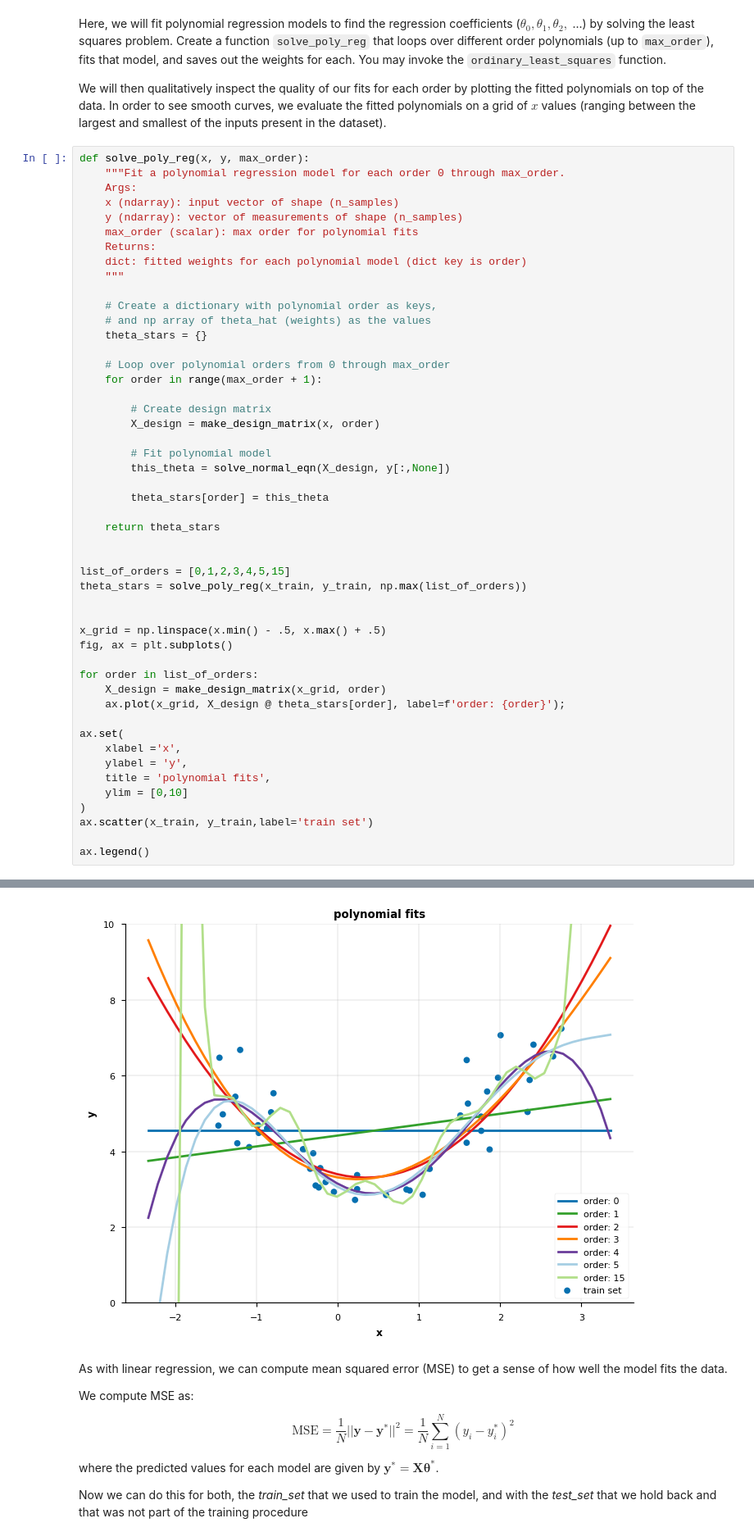
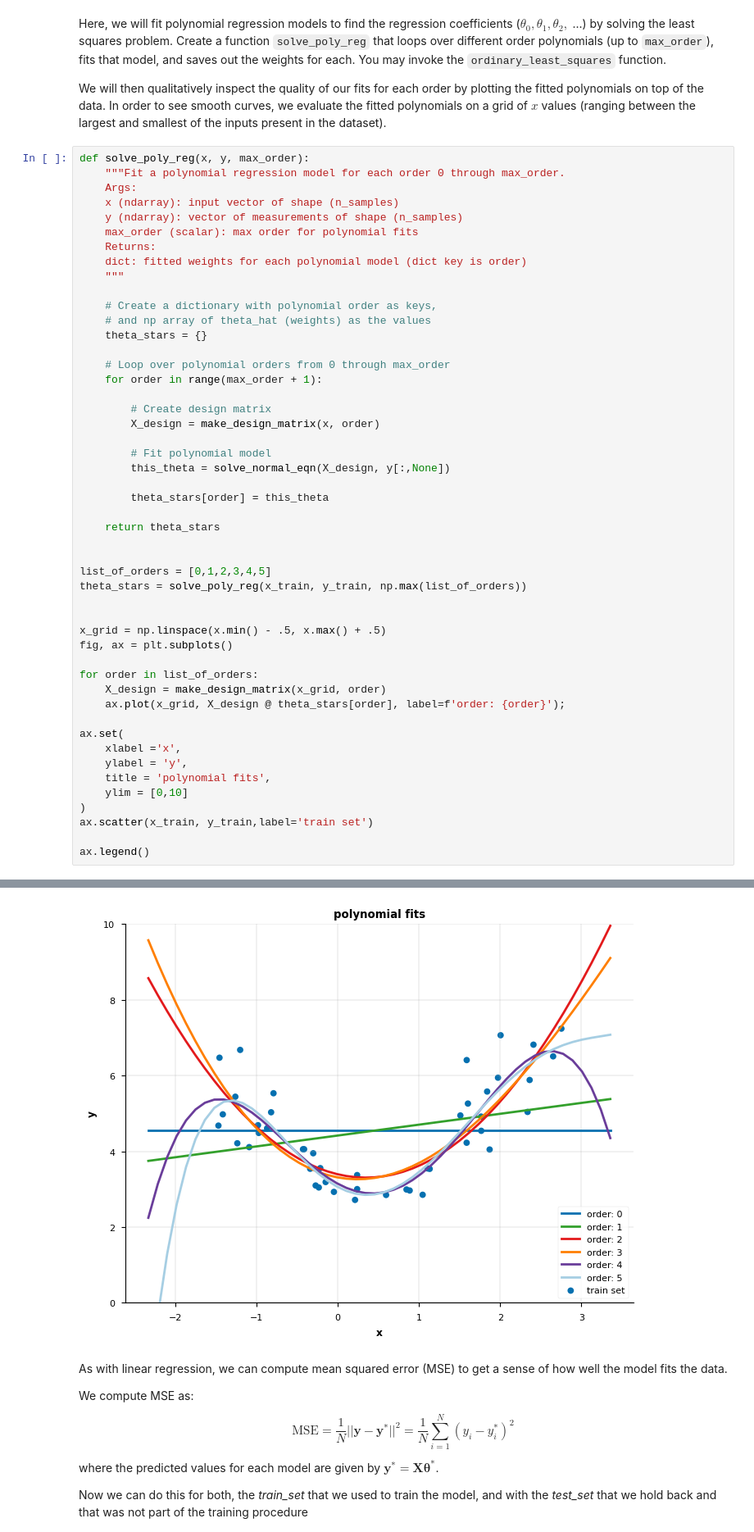
Before and after one commit to comp-neural-circuits/intro-to-comp-neuro, a Jupyter notebook: notebooks/Exc_11/notebook_11.ipynb, the cells around one changed output, grey strips where cells are left out. Shown at 82% size. Drawn from its saved outputs; the diff is of its cells as text.

```diff
--- a/notebooks/Exc_11/notebook_11.ipynb
+++ b/notebooks/Exc_11/notebook_11.ipynb
@@ -279,35 +279,35 @@ def solve_poly_reg(x, y, max_order):
 
         # Fit polynomial model
         this_theta = solve_normal_eqn(X_design, y[:,None])
 
         theta_stars[order] = this_theta
 
     return theta_stars
 
 
-list_of_orders = [0,1,2,3,4,5,15]
+list_of_orders = [0,1,2,3,4,5]
 theta_stars = solve_poly_reg(x_train, y_train, np.max(list_of_orders))
 
 
 x_grid = np.linspace(x.min() - .5, x.max() + .5)
 fig, ax = plt.subplots()
 
 for order in list_of_orders:
     X_design = make_design_matrix(x_grid, order)
     ax.plot(x_grid, X_design @ theta_stars[order], label=f'order: {order}');
 
 ax.set(
     xlabel ='x',
     ylabel = 'y',
     title = 'polynomial fits',
     ylim = [0,10]
 )
 ax.scatter(x_train, y_train,label='train set')
 
 ax.legend()
 # %% [output]
 <matplotlib.legend.Legend at 0x...>
-[figure, old version]
+[figure, new version]
 # %% [markdown]
 As with linear regression, we can compute mean squared error (MSE) to get a sense of how well the model fits the data.
 
```
Also changed, not shown: parts of 3 cells of this notebook, 1 other file.
